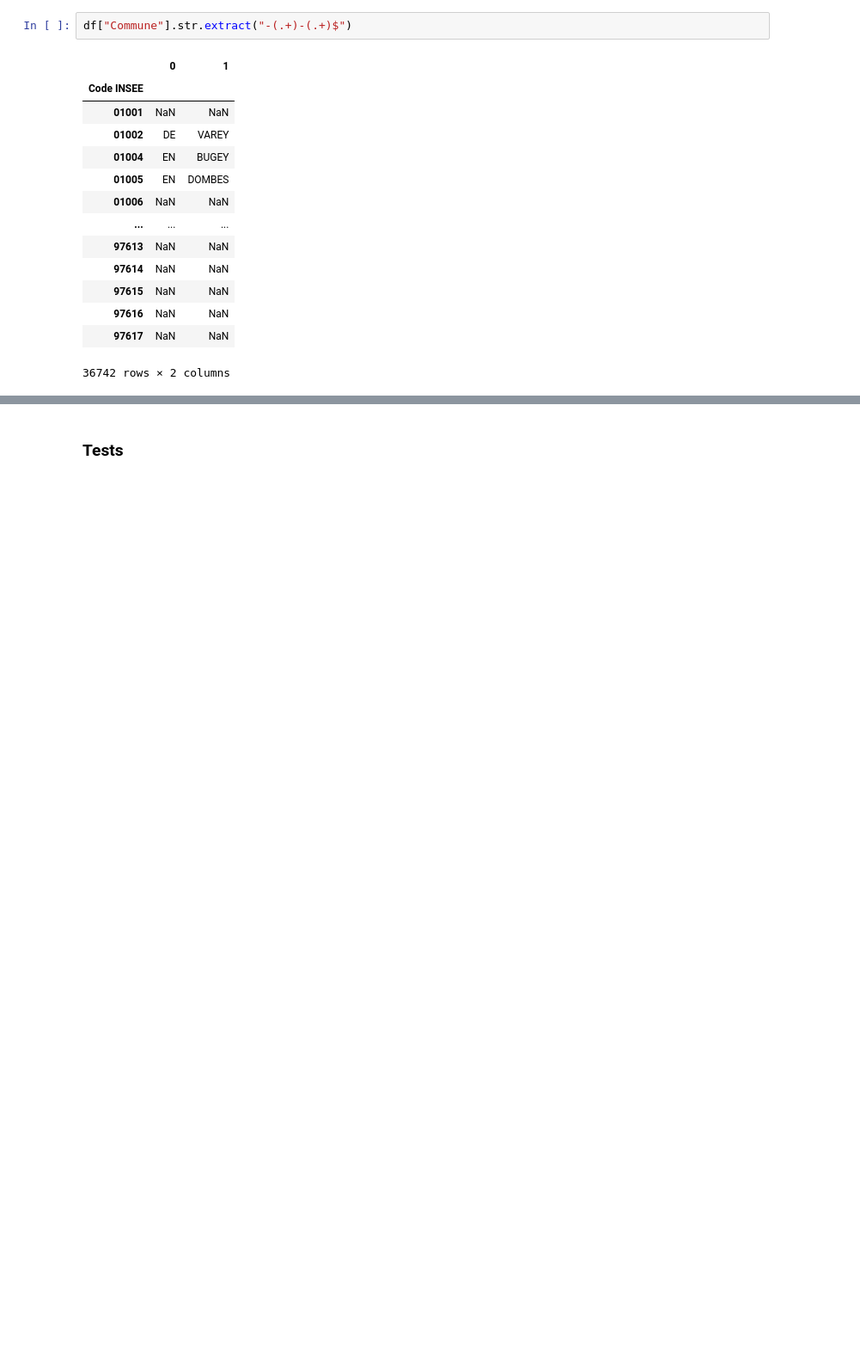
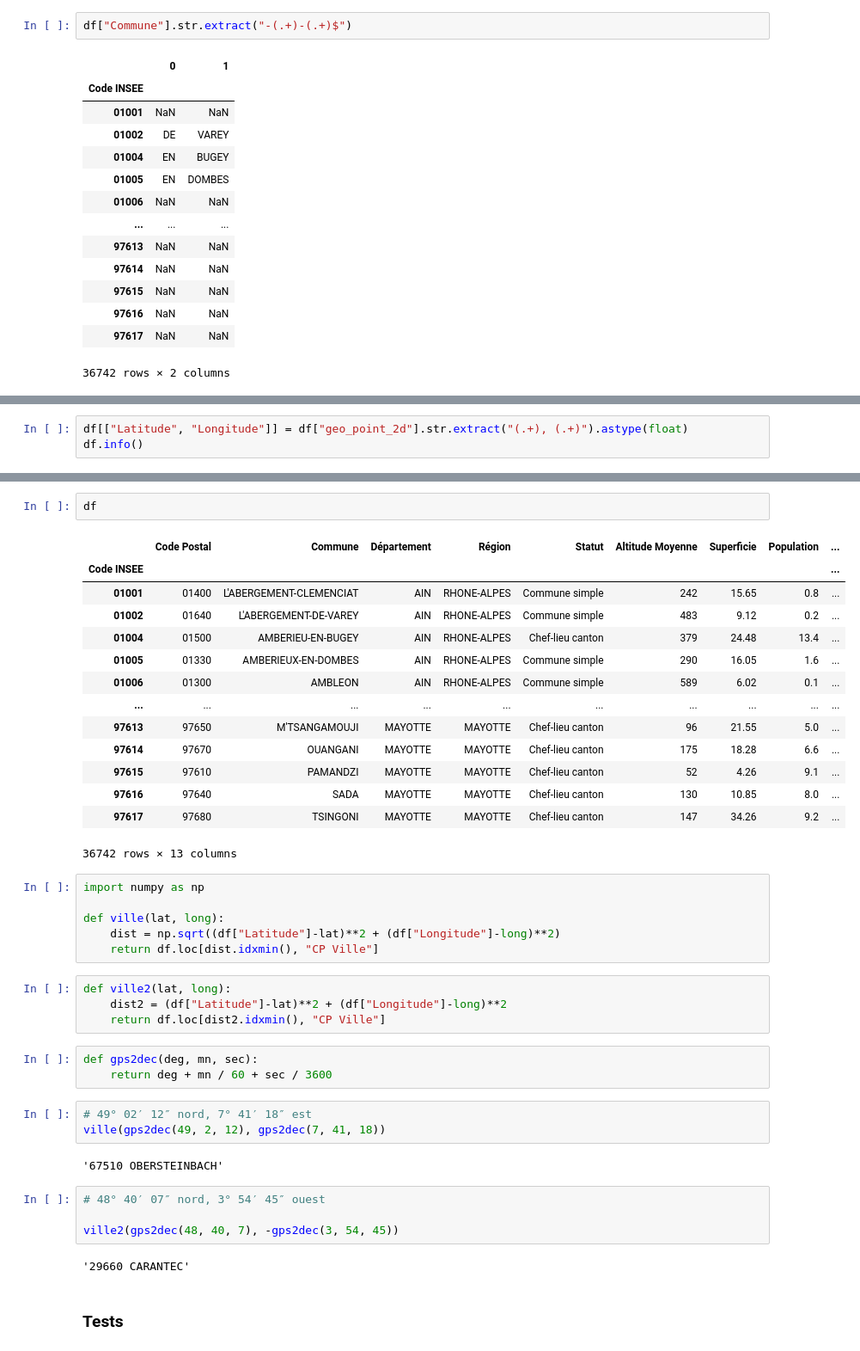
Before and after one commit to fran6w/TIDE, a Jupyter notebook: 01_TIDE_session.ipynb, the cells around one changed output, grey strips where cells are left out. Shown at 86% size. Saved outputs shown, nothing was run; the diff lists cells and outputs as text; blank space fills up the shorter version.

```diff
--- a/01_TIDE_session.ipynb
+++ b/01_TIDE_session.ipynb
@@ -289,0 +466,3 @@ df["Commune"].str.extract("-(.+)-(.+)$")
+# %%
+df[["Latitude", "Longitude"]] = df["geo_point_2d"].str.extract("(.+), (.+)").astype(float)
+df.info()
@@ -290,3 +490,44 @@ df["Commune"].str.extract("-(.+)-(.+)$")
+# %%
+df
+# %% [output]
+|  | Code Postal | Commune | Département | Région | Statut | Altitude Moyenne | Superficie | Population | ... |
+| Code INSEE |  |  |  |  |  |  |  |  | ... |
+| 01001 | 01400 | L'ABERGEMENT-CLEMENCIAT | AIN | RHONE-ALPES | Commune simple | 242 | 15.65 | 0.8 | ... |
+| 01002 | 01640 | L'ABERGEMENT-DE-VAREY | AIN | RHONE-ALPES | Commune simple | 483 | 9.12 | 0.2 | ... |
+| 01004 | 01500 | AMBERIEU-EN-BUGEY | AIN | RHONE-ALPES | Chef-lieu canton | 379 | 24.48 | 13.4 | ... |
+| 01005 | 01330 | AMBERIEUX-EN-DOMBES | AIN | RHONE-ALPES | Commune simple | 290 | 16.05 | 1.6 | ... |
+| 01006 | 01300 | AMBLEON | AIN | RHONE-ALPES | Commune simple | 589 | 6.02 | 0.1 | ... |
+| ... | ... | ... | ... | ... | ... | ... | ... | ... | ... |
+| 97613 | 97650 | M'TSANGAMOUJI | MAYOTTE | MAYOTTE | Chef-lieu canton | 96 | 21.55 | 5.0 | ... |
+| 97614 | 97670 | OUANGANI | MAYOTTE | MAYOTTE | Chef-lieu canton | 175 | 18.28 | 6.6 | ... |
+| 97615 | 97610 | PAMANDZI | MAYOTTE | MAYOTTE | Chef-lieu canton | 52 | 4.26 | 9.1 | ... |
+| 97616 | 97640 | SADA | MAYOTTE | MAYOTTE | Chef-lieu canton | 130 | 10.85 | 8.0 | ... |
+| 97617 | 97680 | TSINGONI | MAYOTTE | MAYOTTE | Chef-lieu canton | 147 | 34.26 | 9.2 | ... |
+36742 rows × 13 columns
+# %%
+import numpy as np
+
+def ville(lat, long):
+    dist = np.sqrt((df["Latitude"]-lat)**2 + (df["Longitude"]-long)**2)
+    return df.loc[dist.idxmin(), "CP Ville"]
+# %%
+def ville2(lat, long):
+    dist2 = (df["Latitude"]-lat)**2 + (df["Longitude"]-long)**2
+    return df.loc[dist2.idxmin(), "CP Ville"]
+# %%
+def gps2dec(deg, mn, sec):
+    return deg + mn / 60 + sec / 3600
+# %%
+# 49° 02′ 12″ nord, 7° 41′ 18″ est
+ville(gps2dec(49, 2, 12), gps2dec(7, 41, 18))
+# %% [output]
+'67510 OBERSTEINBACH'
+# %%
+# 48° 40′ 07″ nord, 3° 54′ 45″ ouest
+
+ville2(gps2dec(48, 40, 7), -gps2dec(3, 54, 45))
+# %% [output]
+'29660 CARANTEC'
 # %% [markdown]
 ### Tests
 # %%
```
Also changed, not shown: parts of 16 cells of this notebook.
